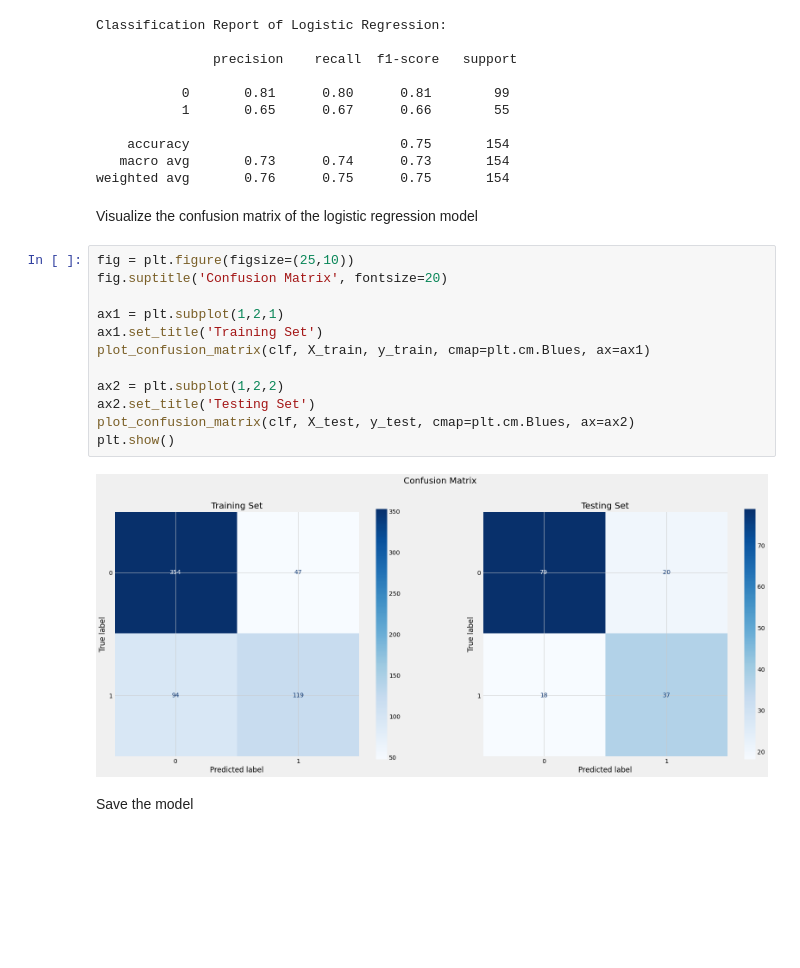
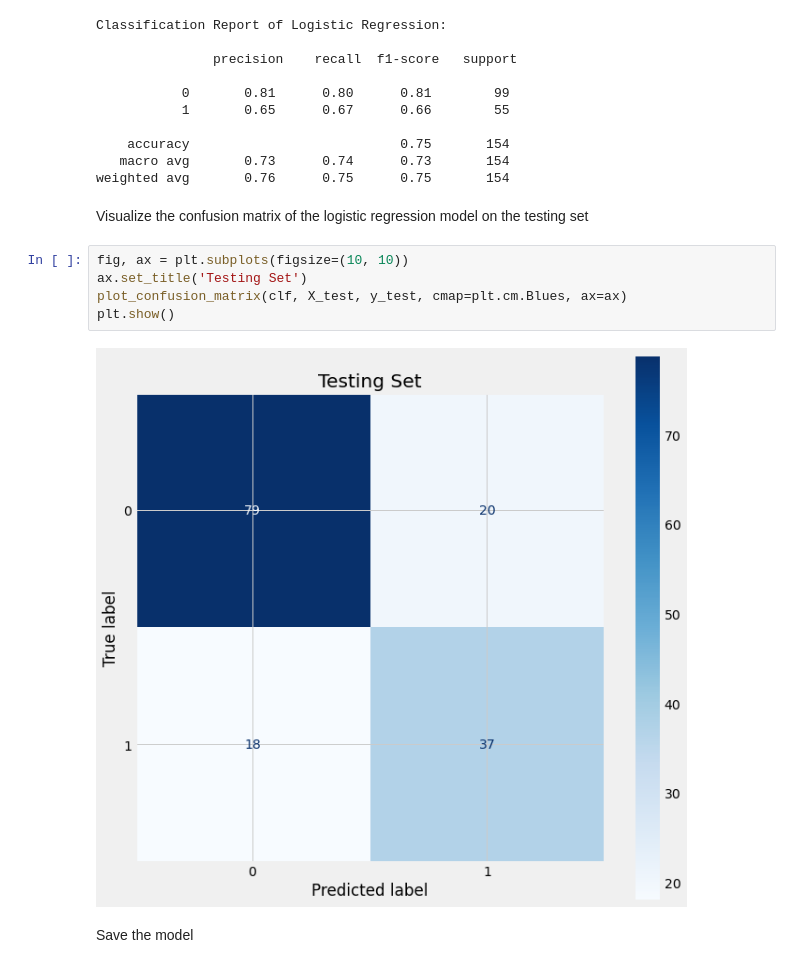
Before and after one commit to trizkynoviandy/pima-indian-diabetes, a Jupyter notebook: diabetes_prediction.ipynb, the cells around one changed output. Saved outputs shown, nothing was run; the diff lists cells and outputs as text; blank space fills up the shorter version.

```diff
--- a/diabetes_prediction.ipynb
+++ b/diabetes_prediction.ipynb
@@ -242,21 +255,14 @@ Classification Report of Logistic Regression:
    macro avg       0.73      0.74      0.73       154
 weighted avg       0.76      0.75      0.75       154
 # %% [markdown]
-Visualize the confusion matrix of the logistic regression model
+Visualize the confusion matrix of the logistic regression model on the testing set
 # %%
-fig = plt.figure(figsize=(25,10))
-fig.suptitle('Confusion Matrix', fontsize=20)
-
-ax1 = plt.subplot(1,2,1)
-ax1.set_title('Training Set')
-plot_confusion_matrix(clf, X_train, y_train, cmap=plt.cm.Blues, ax=ax1)
-
-ax2 = plt.subplot(1,2,2)
-ax2.set_title('Testing Set')
-plot_confusion_matrix(clf, X_test, y_test, cmap=plt.cm.Blues, ax=ax2)
+fig, ax = plt.subplots(figsize=(10, 10))
+ax.set_title('Testing Set')
+plot_confusion_matrix(clf, X_test, y_test, cmap=plt.cm.Blues, ax=ax)
 plt.show()
 # %% [output]
-[figure, old version]
+[figure, new version]
 # %% [markdown]
 Save the model
 # %%
```
Also changed, not shown: parts of 11 cells of this notebook.
